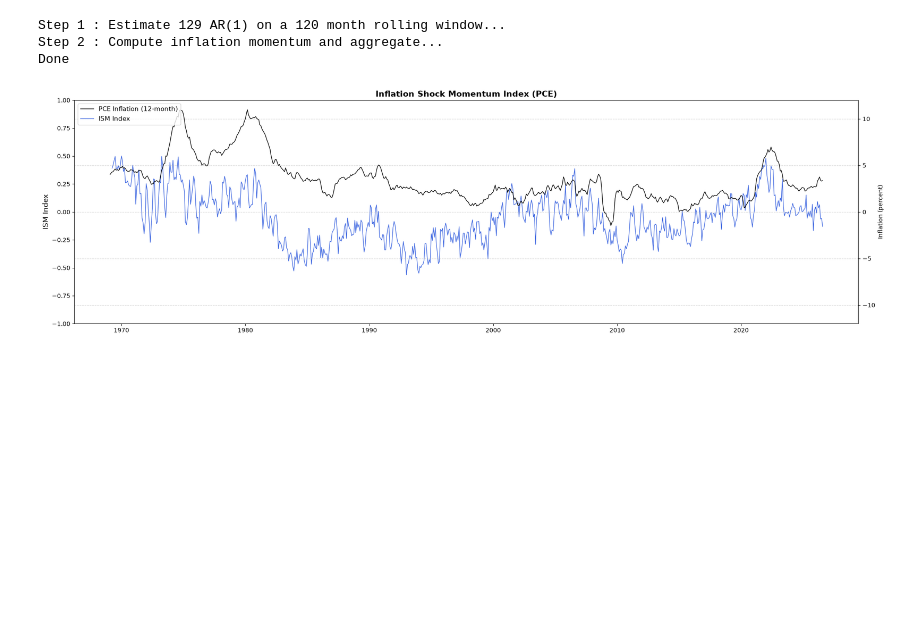
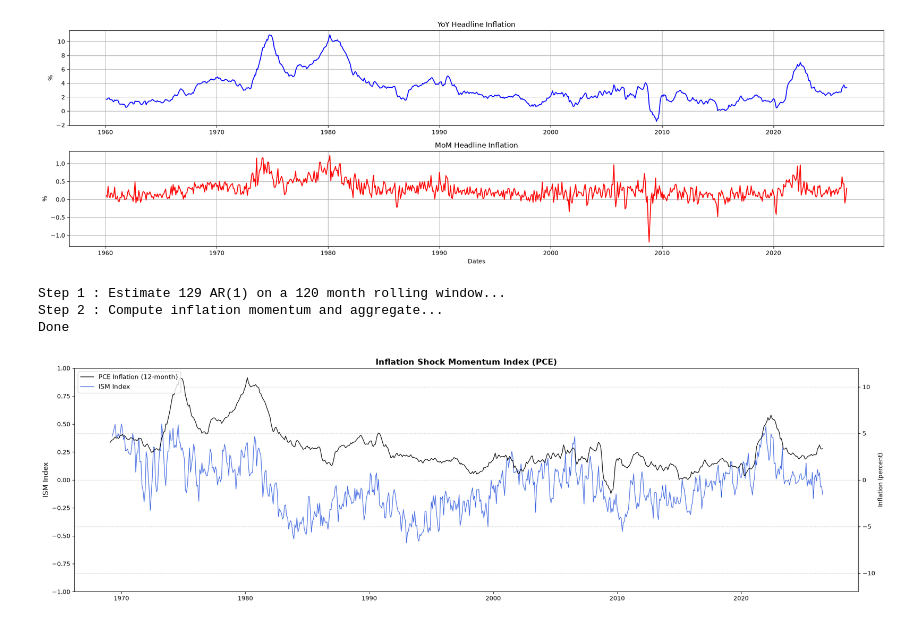
Before and after one commit to Lea-Gosselin/ismi-index, a Jupyter notebook: mainUS.ipynb, the cells around one changed output. Drawn from its saved outputs; the diff is of its cells as text; code cells hidden in the pictures; blank space fills up the shorter version.

```diff
--- a/mainUS.ipynb
+++ b/mainUS.ipynb
@@ -25,6 +25,26 @@ headline = (np.log(dfICP["Personal consumption expenditures"]).diff(12)[1:]*100)
 dfInflation = (np.log(dfICP).diff(1)[1:]*100)
 InflTot = dfInflation["Personal consumption expenditures"].to_frame()           # To replicate Figure A1
 dfInflation = dfInflation.drop("Personal consumption expenditures",axis=1)
+# %%
+# Plot Yoy and Mom series...
+xAxis = headline.index[12:]
+fig, (ax1, ax2) = plt.subplots(2, 1, figsize=(20, 6))
+
+ax1.plot(xAxis, headline[12:], color='blue')
+ax1.set_title('YoY Headline Inflation')
+ax1.set_ylabel('%')
+ax1.grid()
+
+ax2.plot(xAxis, InflTot[12:], color='red')
+ax2.set_title('MoM Headline Inflation')
+ax2.set_xlabel('Dates')
+ax2.set_ylabel('%')
+ax2.grid()
+
+plt.tight_layout()
+plt.show()
+# %% [output]
+[figure, added]
 # %%
 # Drop series
 colToDrop = ["Internet access (72)","Video and audio streaming and rental"]
```
Also changed, not shown: 6 other files.
